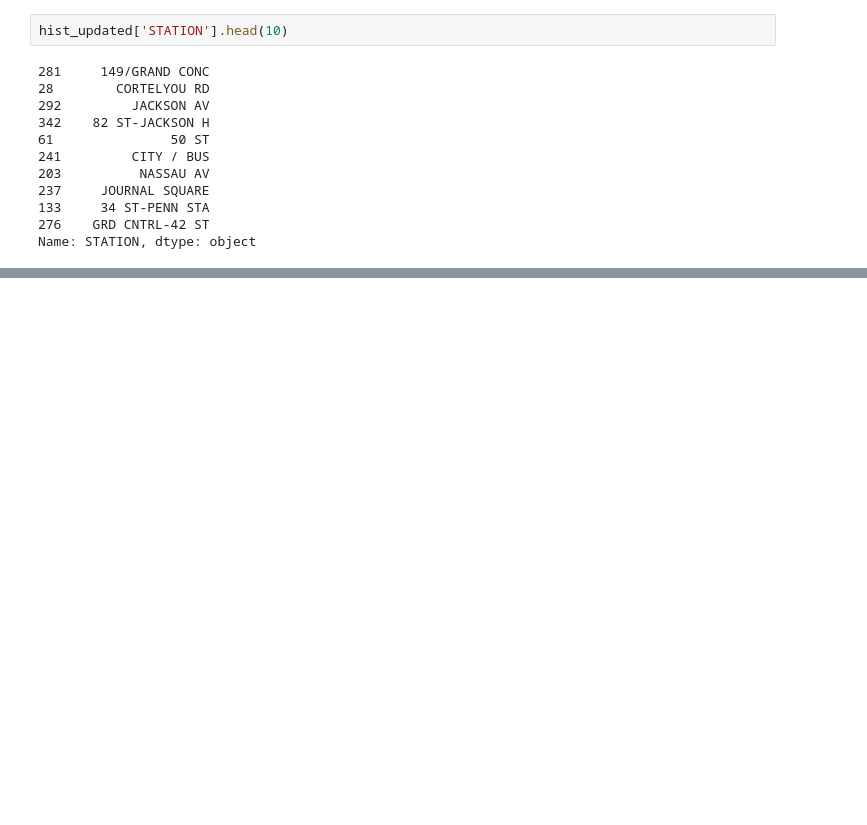
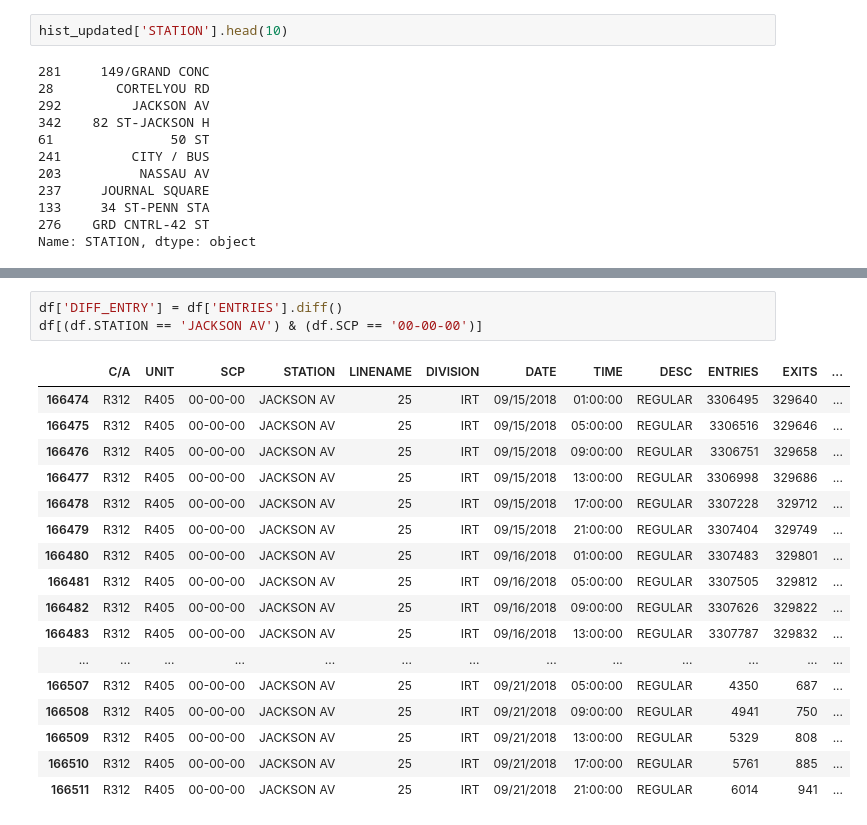
Before and after one commit to RedGeryon/MTA-subway, a Jupyter notebook: mta_subway.ipynb, the cells around one changed output, grey strips where cells are left out. Cells and saved outputs as stored; diff of their text form; blank space fills up the shorter version.

```diff
--- a/mta_subway.ipynb
+++ b/mta_subway.ipynb
@@ -472,0 +685,21 @@ plt.xticks(stations, [str(station) for station in stations]);
+# %%
+df['DIFF_ENTRY'] = df['ENTRIES'].diff()
+df[(df.STATION == 'JACKSON AV') & (df.SCP == '00-00-00')]
+# %% [output]
+|  | C/A | UNIT | SCP | STATION | LINENAME | DIVISION | DATE | TIME | DESC | ENTRIES | EXITS | ... |
+| 166474 | R312 | R405 | 00-00-00 | JACKSON AV | 25 | IRT | 09/15/2018 | 01:00:00 | REGULAR | 3306495 | 329640 | ... |
+| 166475 | R312 | R405 | 00-00-00 | JACKSON AV | 25 | IRT | 09/15/2018 | 05:00:00 | REGULAR | 3306516 | 329646 | ... |
+| 166476 | R312 | R405 | 00-00-00 | JACKSON AV | 25 | IRT | 09/15/2018 | 09:00:00 | REGULAR | 3306751 | 329658 | ... |
+| 166477 | R312 | R405 | 00-00-00 | JACKSON AV | 25 | IRT | 09/15/2018 | 13:00:00 | REGULAR | 3306998 | 329686 | ... |
+| 166478 | R312 | R405 | 00-00-00 | JACKSON AV | 25 | IRT | 09/15/2018 | 17:00:00 | REGULAR | 3307228 | 329712 | ... |
+| 166479 | R312 | R405 | 00-00-00 | JACKSON AV | 25 | IRT | 09/15/2018 | 21:00:00 | REGULAR | 3307404 | 329749 | ... |
+| 166480 | R312 | R405 | 00-00-00 | JACKSON AV | 25 | IRT | 09/16/2018 | 01:00:00 | REGULAR | 3307483 | 329801 | ... |
+| 166481 | R312 | R405 | 00-00-00 | JACKSON AV | 25 | IRT | 09/16/2018 | 05:00:00 | REGULAR | 3307505 | 329812 | ... |
+| 166482 | R312 | R405 | 00-00-00 | JACKSON AV | 25 | IRT | 09/16/2018 | 09:00:00 | REGULAR | 3307626 | 329822 | ... |
+| 166483 | R312 | R405 | 00-00-00 | JACKSON AV | 25 | IRT | 09/16/2018 | 13:00:00 | REGULAR | 3307787 | 329832 | ... |
+| ... | ... | ... | ... | ... | ... | ... | ... | ... | ... | ... | ... | ... |
+| 166507 | R312 | R405 | 00-00-00 | JACKSON AV | 25 | IRT | 09/21/2018 | 05:00:00 | REGULAR | 4350 | 687 | ... |
+| 166508 | R312 | R405 | 00-00-00 | JACKSON AV | 25 | IRT | 09/21/2018 | 09:00:00 | REGULAR | 4941 | 750 | ... |
+| 166509 | R312 | R405 | 00-00-00 | JACKSON AV | 25 | IRT | 09/21/2018 | 13:00:00 | REGULAR | 5329 | 808 | ... |
+| 166510 | R312 | R405 | 00-00-00 | JACKSON AV | 25 | IRT | 09/21/2018 | 17:00:00 | REGULAR | 5761 | 885 | ... |
+| 166511 | R312 | R405 | 00-00-00 | JACKSON AV | 25 | IRT | 09/21/2018 | 21:00:00 | REGULAR | 6014 | 941 | ... |
```
Also changed, not shown: parts of 39 cells of this notebook.
